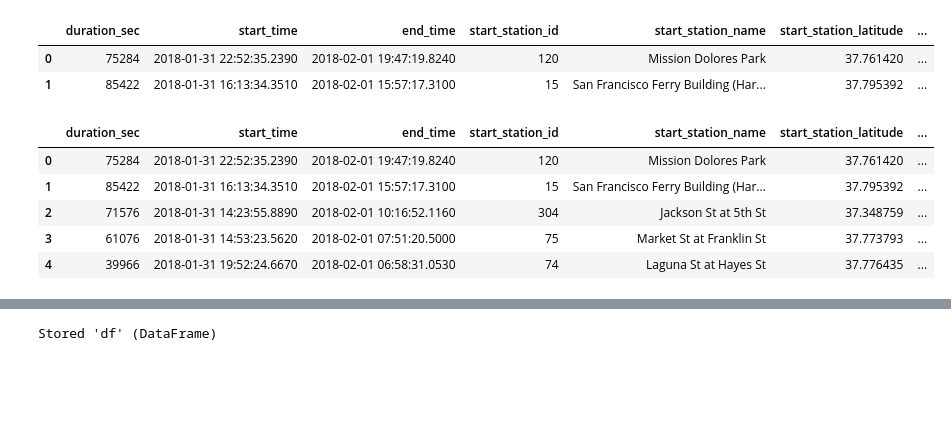
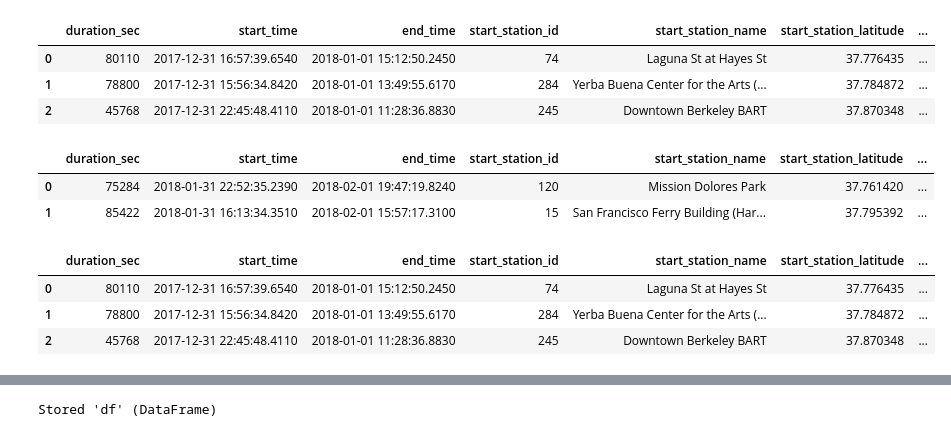
Before and after one commit to jahid-razan/Data-Analyst_Nano_degree_projects, a Jupyter notebook: Data_Story- Data Wrangling.ipynb, the cells around one changed output, grey strips where cells are left out. Cells and saved outputs as stored; diff of their text form; code cells hidden in the pictures; blank space fills up the shorter version.

```diff
--- a/Data_Story- Data Wrangling.ipynb
+++ b/Data_Story- Data Wrangling.ipynb
@@ -164,7 +13,0 @@ df_bike_5 = pd.read_csv('C:\\Users\\raz37388\\Desktop\\Udacity_assignment\\Assig
-# %%
-df_combined = pd.concat([df_bike_1,df_bike_2, df_bike_3,df_bike_4, df_bike_5])
-df_combined.head(2)
-# %% [output]
-|  | duration_sec | start_time | end_time | start_station_id | start_station_name | start_station_latitude | ... |
-| 0 | 75284 | 2018-01-31 22:52:35.2390 | 2018-02-01 19:47:19.8240 | 120 | Mission Dolores Park | 37.761420 | ... |
-| 1 | 85422 | 2018-01-31 16:13:34.3510 | 2018-02-01 15:57:17.3100 | 15 | San Francisco Ferry Building (Har... | 37.795392 | ... |
@@ -173,9 +13,0 @@ df_combined.drop(['bike_share_for_all_trip'], axis=1, inplace= True)
-# %%
-df_combined.head()
-# %% [output]
-|  | duration_sec | start_time | end_time | start_station_id | start_station_name | start_station_latitude | ... |
-| 0 | 75284 | 2018-01-31 22:52:35.2390 | 2018-02-01 19:47:19.8240 | 120 | Mission Dolores Park | 37.761420 | ... |
-| 1 | 85422 | 2018-01-31 16:13:34.3510 | 2018-02-01 15:57:17.3100 | 15 | San Francisco Ferry Building (Har... | 37.795392 | ... |
-| 2 | 71576 | 2018-01-31 14:23:55.8890 | 2018-02-01 10:16:52.1160 | 304 | Jackson St at 5th St | 37.348759 | ... |
-| 3 | 61076 | 2018-01-31 14:53:23.5620 | 2018-02-01 07:51:20.5000 | 75 | Market St at Franklin St | 37.773793 | ... |
-| 4 | 39966 | 2018-01-31 19:52:24.6670 | 2018-02-01 06:58:31.0530 | 74 | Laguna St at Hayes St | 37.776435 | ... |
@@ -183,0 +14,9 @@ df = pd.concat([df_bike,df_combined])
+# %%
+# load in the dataset into a pandas dataframe, show first three rows
+df_bike = pd.read_csv('C:\\Users\\raz37388\\Desktop\\Udacity_assignment\\Assignment 4\\2017-fordgobike-tripdata.csv')
+df_bike.head(3)
+# %% [output]
+|  | duration_sec | start_time | end_time | start_station_id | start_station_name | start_station_latitude | ... |
+| 0 | 80110 | 2017-12-31 16:57:39.6540 | 2018-01-01 15:12:50.2450 | 74 | Laguna St at Hayes St | 37.776435 | ... |
+| 1 | 78800 | 2017-12-31 15:56:34.8420 | 2018-01-01 13:49:55.6170 | 284 | Yerba Buena Center for the Arts (... | 37.784872 | ... |
+| 2 | 45768 | 2017-12-31 22:45:48.4110 | 2018-01-01 11:28:36.8830 | 245 | Downtown Berkeley BART | 37.870348 | ... |
@@ -183,0 +30,8 @@ df = pd.concat([df_bike,df_combined])
+# %%
+#combinning the datasets
+df_combined = pd.concat([df_bike_1,df_bike_2, df_bike_3,df_bike_4, df_bike_5])
+df_combined.head(2)
+# %% [output]
+|  | duration_sec | start_time | end_time | start_station_id | start_station_name | start_station_latitude | ... |
+| 0 | 75284 | 2018-01-31 22:52:35.2390 | 2018-02-01 19:47:19.8240 | 120 | Mission Dolores Park | 37.761420 | ... |
+| 1 | 85422 | 2018-01-31 16:13:34.3510 | 2018-02-01 15:57:17.3100 | 15 | San Francisco Ferry Building (Har... | 37.795392 | ... |
@@ -183,0 +44,8 @@ df = pd.concat([df_bike,df_combined])
+# %%
+# show first three rows
+df.head(3)
+# %% [output]
+|  | duration_sec | start_time | end_time | start_station_id | start_station_name | start_station_latitude | ... |
+| 0 | 80110 | 2017-12-31 16:57:39.6540 | 2018-01-01 15:12:50.2450 | 74 | Laguna St at Hayes St | 37.776435 | ... |
+| 1 | 78800 | 2017-12-31 15:56:34.8420 | 2018-01-01 13:49:55.6170 | 284 | Yerba Buena Center for the Arts (... | 37.784872 | ... |
+| 2 | 45768 | 2017-12-31 22:45:48.4110 | 2018-01-01 11:28:36.8830 | 245 | Downtown Berkeley BART | 37.870348 | ... |
```
Also changed, not shown: parts of 78 cells of this notebook, 3 other files.
